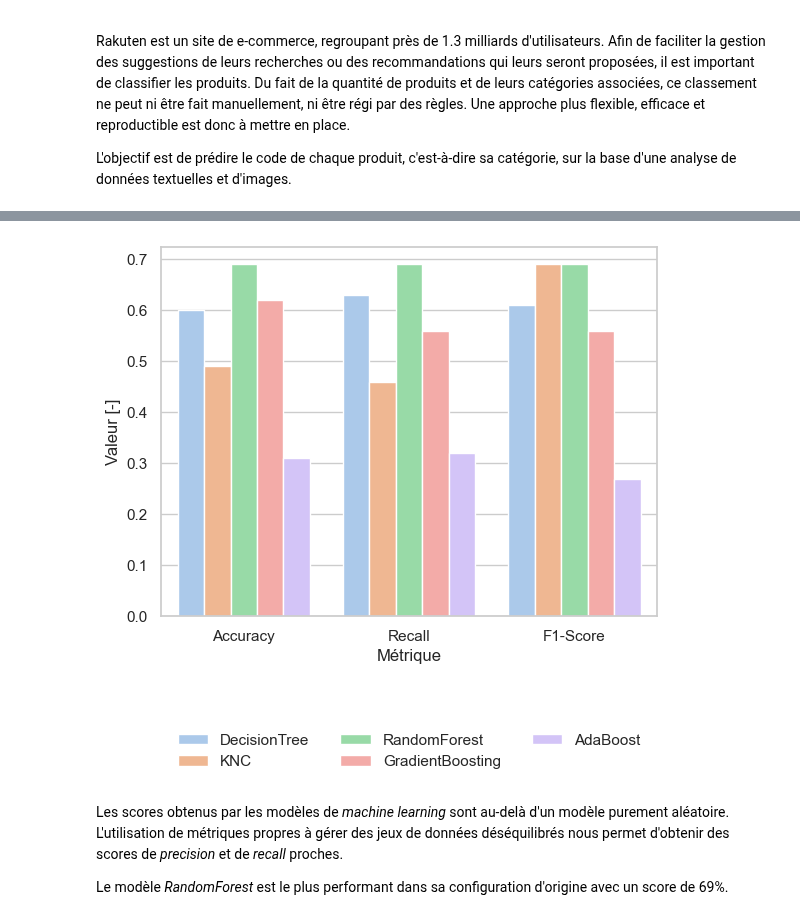
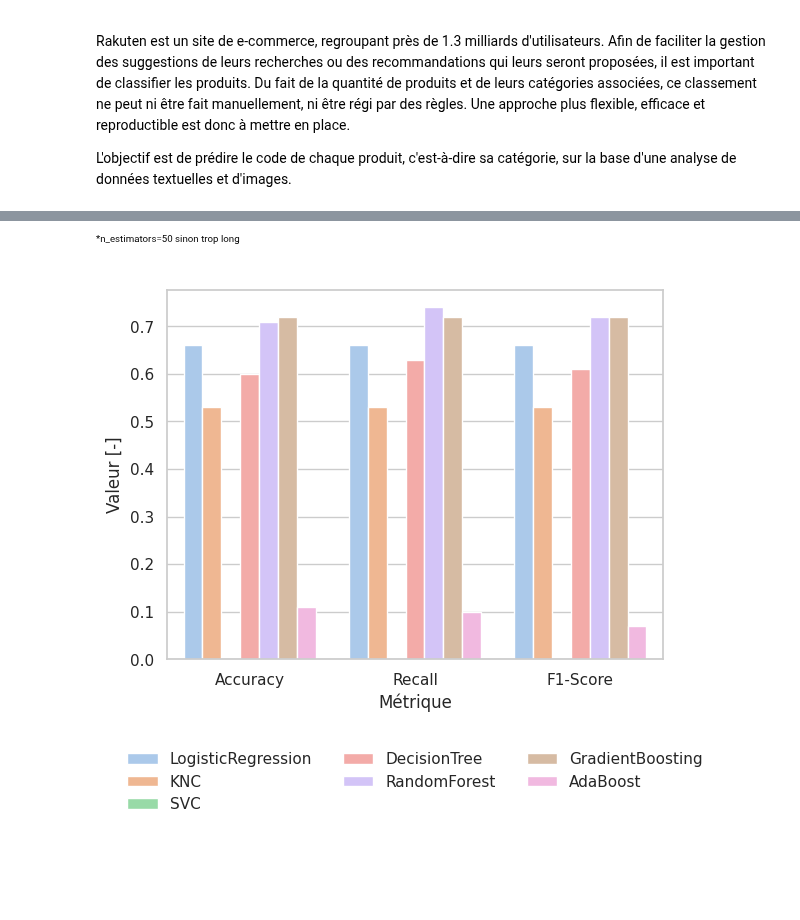
Before and after one commit to data-modelisation/rakuten, a Jupyter notebook: notebooks/exploratory_modelisation.ipynb, the cells around one changed output, grey strips where cells are left out. Drawn from its saved outputs; the diff is of its cells as text; code cells hidden in the pictures; blank space fills up the shorter version.

```diff
--- a/notebooks/exploratory_modelisation.ipynb
+++ b/notebooks/exploratory_modelisation.ipynb
@@ -60,25 +69,22 @@ Plusieurs modèles ont été mis en place. Les modèles sont ici utilisés dans
+# %% [markdown]
+<sup><sup>*n_estimators=50 sinon trop long</sup></sup>
 # %%
 import seaborn as sns
 import pandas as pd
 import matplotlib.pyplot as plt
-from IPython.display import Image
 
 sns.set_theme(style="whitegrid", palette="pastel")
 
 df = pd.DataFrame.from_dict(
-    {"Modèle" : ["DecisionTree", "KNC", "RandomForest", "GradientBoosting", "AdaBoost"],
-    "Accuracy" : [.60, .49, .69, .62, .31],
-    "Recall" : [.63, .46, .69, .56, .32],
-    "F1-Score" : [.61, .69, .69, .56, .27],
+    {"Modèle" : ["LogisticRegression", "KNC", "SVC", "DecisionTree", "RandomForest", "GradientBoosting", "AdaBoost"],
+    "Accuracy" : [.66, .53, .0, .60, .71, .72, .11],
+    "Recall" : [.66, .53, .0, .63, .74, .72, .10],
+    "F1-Score" : [.66, .53, .0, .61, .72, .72, .07],
     #"Duration" : [257, 171, 0, 141, 94, 2497, 148],
     }
 )
 df_melted = df.melt(id_vars="Modèle", value_vars=["Accuracy", "Recall", "F1-Score"], value_name="Valeur [-]", var_name="Métrique")
 sns.barplot(data=df_melted, x="Métrique", y="Valeur [-]", hue="Modèle");
 plt.legend(loc='lower center', frameon=False, bbox_to_anchor=(0.5, -.45), ncol=len(df_melted.columns));
 # %% [output]
-[figure, old version]
+[figure, new version]
-# %% [markdown]
-Les scores obtenus par les modèles de *machine learning* sont au-delà d'un modèle purement aléatoire. L'utilisation de métriques propres à gérer des jeux de données déséquilibrés nous permet d'obtenir des scores de *precision* et de *recall* proches.
-
-Le modèle *RandomForest* est le plus performant dans sa configuration d'origine avec un score de 69%.
```
Also changed, not shown: parts of 22 cells of this notebook.
